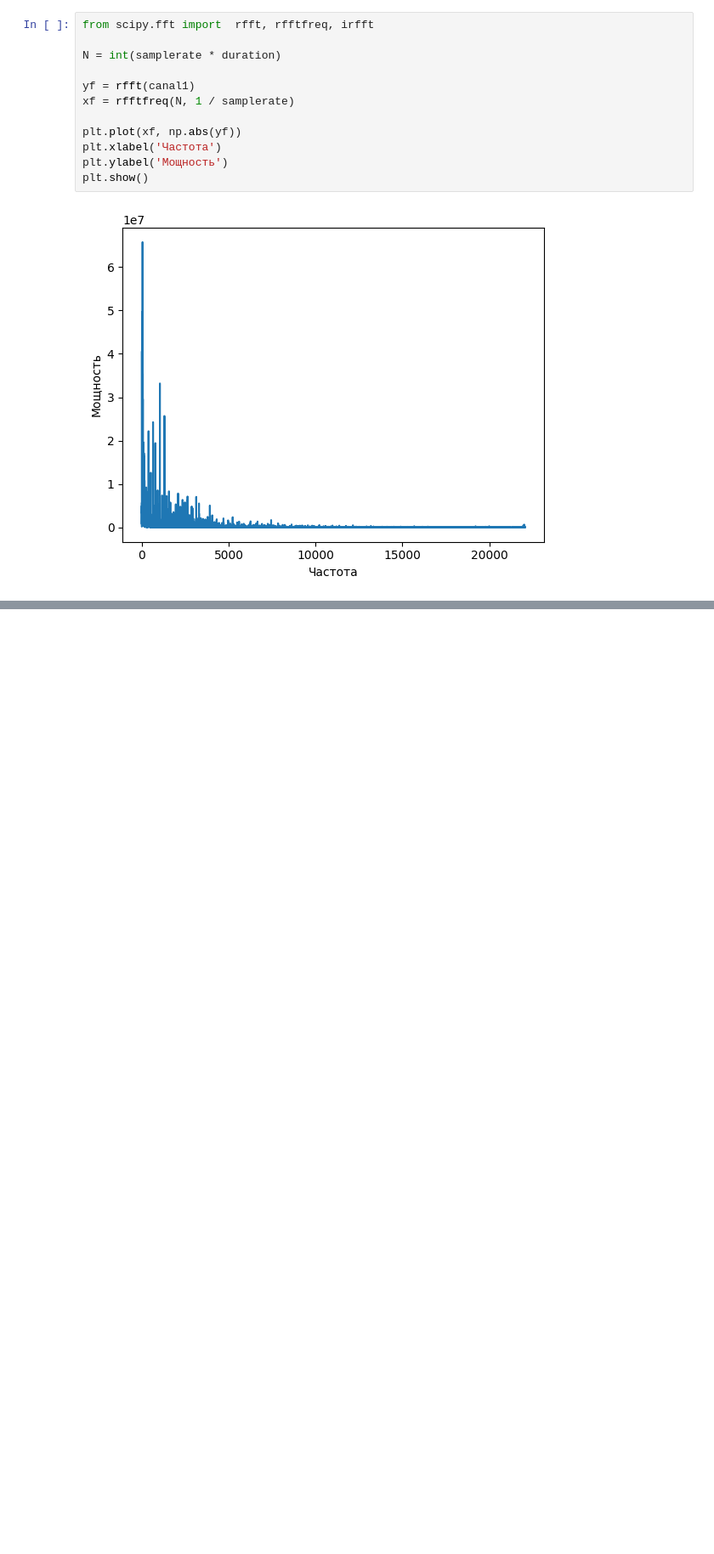
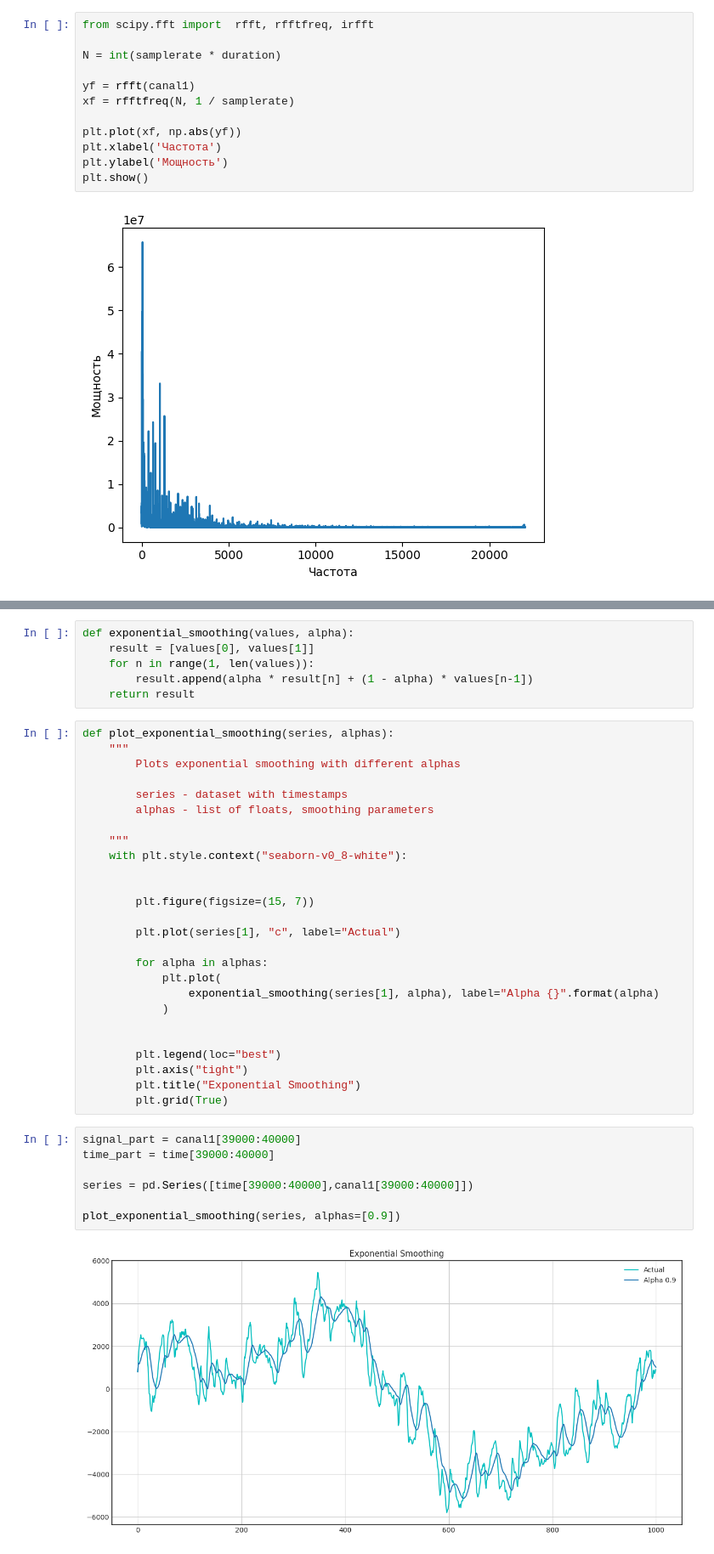
Before and after one commit to onedanoken/timeseries_homeworks, a Jupyter notebook: homework_10 (Lecture 11)/homework_10.ipynb, the cells around one changed output, grey strips where cells are left out. Shown at 85% size. Cells and saved outputs as stored; diff of their text form; blank space fills up the shorter version.

```diff
--- a/homework_10 (Lecture 11)/homework_10.ipynb
+++ b/homework_10 (Lecture 11)/homework_10.ipynb
@@ -54,0 +161,41 @@ plt.show()
+# %%
+def exponential_smoothing(values, alpha):
+    result = [values[0], values[1]]
+    for n in range(1, len(values)):
+        result.append(alpha * result[n] + (1 - alpha) * values[n-1])
+    return result
+# %%
+def plot_exponential_smoothing(series, alphas):
+    """
+        Plots exponential smoothing with different alphas
+
+        series - dataset with timestamps
+        alphas - list of floats, smoothing parameters
+
+    """
+    with plt.style.context("seaborn-v0_8-white"):
+
+
+        plt.figure(figsize=(15, 7))
+
+        plt.plot(series[1], "c", label="Actual")
+
+        for alpha in alphas:
+            plt.plot(
+                exponential_smoothing(series[1], alpha), label="Alpha {}".format(alpha)
+            )
+
+
+        plt.legend(loc="best")
+        plt.axis("tight")
+        plt.title("Exponential Smoothing")
+        plt.grid(True)
+# %%
+signal_part = canal1[39000:40000]
+time_part = time[39000:40000]
+
+series = pd.Series([time[39000:40000],canal1[39000:40000]])
+
+plot_exponential_smoothing(series, alphas=[0.9])
+# %% [output]
+[figure, added]
```
Also changed, not shown: parts of 26 cells of this notebook, 2 other files.
